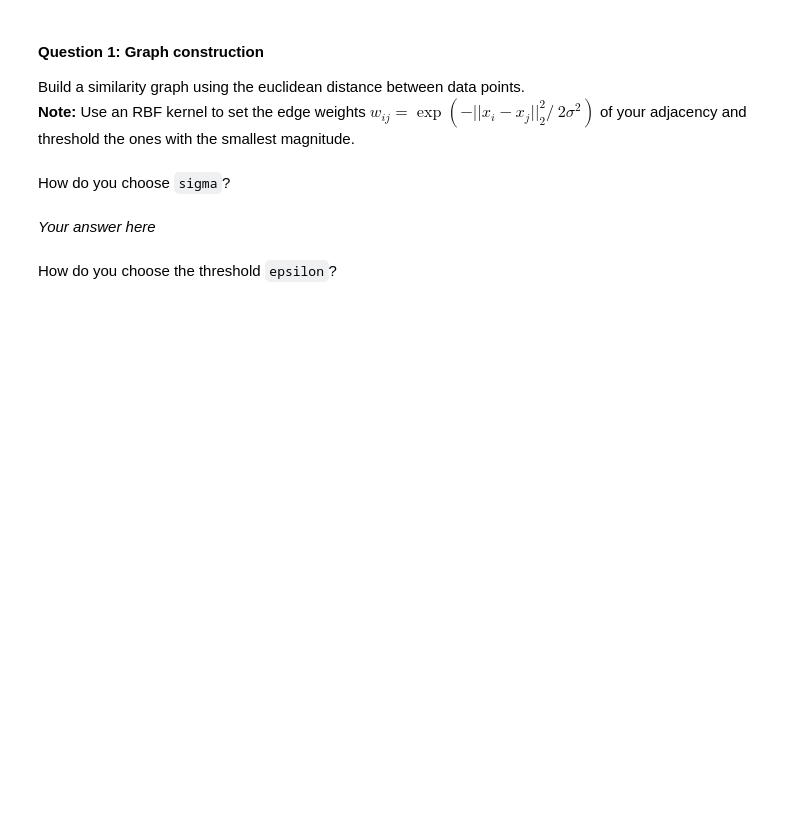
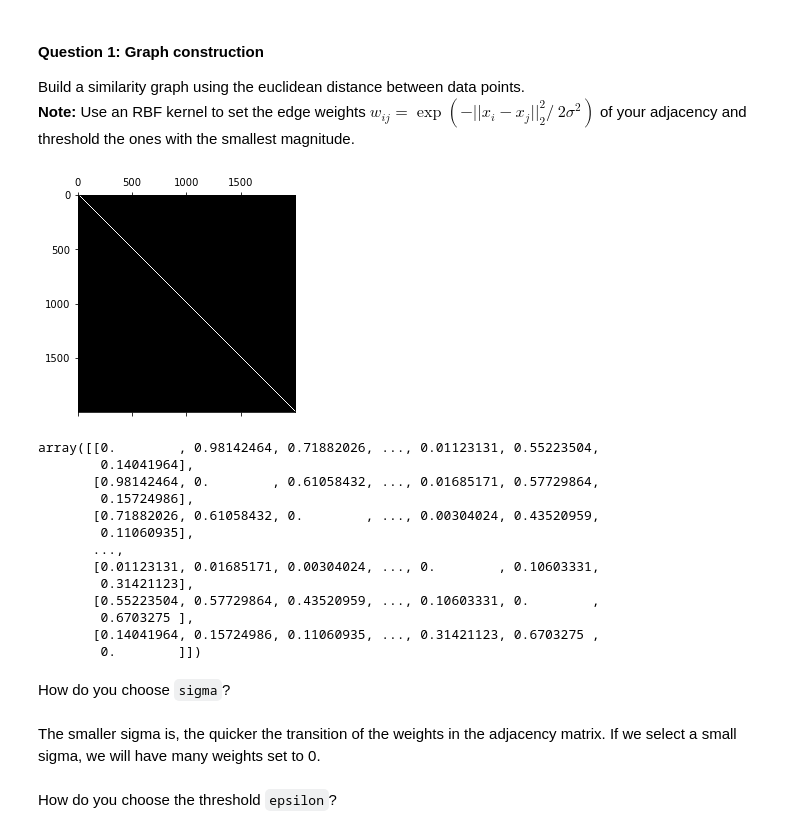
Before and after one commit to aaag97/ntds-projects, a Jupyter notebook: Assignment 2/2_learning_with_graphs.ipynb, the cells around one changed output. Drawn from its saved outputs; the diff is of its cells as text; code cells hidden in the pictures; blank space fills up the shorter version.

```diff
--- a/Assignment 2/2_learning_with_graphs.ipynb
+++ b/Assignment 2/2_learning_with_graphs.ipynb
@@ -67,16 +69,36 @@ def epsilon_similarity_graph(X: np.ndarray, sigma=1, epsilon=0):
         Return:
         adjacency (n x n ndarray): adjacency matrix of the graph.
     """
-    # Your code here
+    adjacency = np.zeros((X.shape[0],X.shape[0]))
+    adjacency = squareform(pdist(X))**2
+    adjacency = np.exp((-adjacency)/(2*(sigma**2)))
+    adjacency[adjacency < epsilon] = 0
+    np.fill_diagonal(adjacency,0)
     return adjacency
 # %%
-adjacency = epsilon_similarity_graph(X, sigma=None, epsilon=None)
+adjacency = epsilon_similarity_graph(X, sigma=2, epsilon=0)
 plt.spy(adjacency)
 plt.show()
+adjacency
+# %% [output]
+[figure, added]
+array([[0.        , 0.98142464, 0.71882026, ..., 0.01123131, 0.55223504,
+        0.14041964],
+       [0.98142464, 0.        , 0.61058432, ..., 0.01685171, 0.57729864,
+        0.15724986],
+       [0.71882026, 0.61058432, 0.        , ..., 0.00304024, 0.43520959,
+        0.11060935],
+       ...,
+       [0.01123131, 0.01685171, 0.00304024, ..., 0.        , 0.10603331,
+        0.31421123],
+       [0.55223504, 0.57729864, 0.43520959, ..., 0.10603331, 0.        ,
+        0.6703275 ],
+       [0.14041964, 0.15724986, 0.11060935, ..., 0.31421123, 0.6703275 ,
+        0.        ]])
 # %% [markdown]
 How do you choose `sigma`?
-# %% [markdown]
-*Your answer here*
+# %% [markdown]
+The smaller sigma is, the quicker the transition of the weights in the adjacency matrix. If we select a small sigma, we will have many weights set to 0.
 # %% [markdown]
 How do you choose the threshold `epsilon`?
 # %% [markdown]
```
Also changed, not shown: parts of 1 cell of this notebook.
